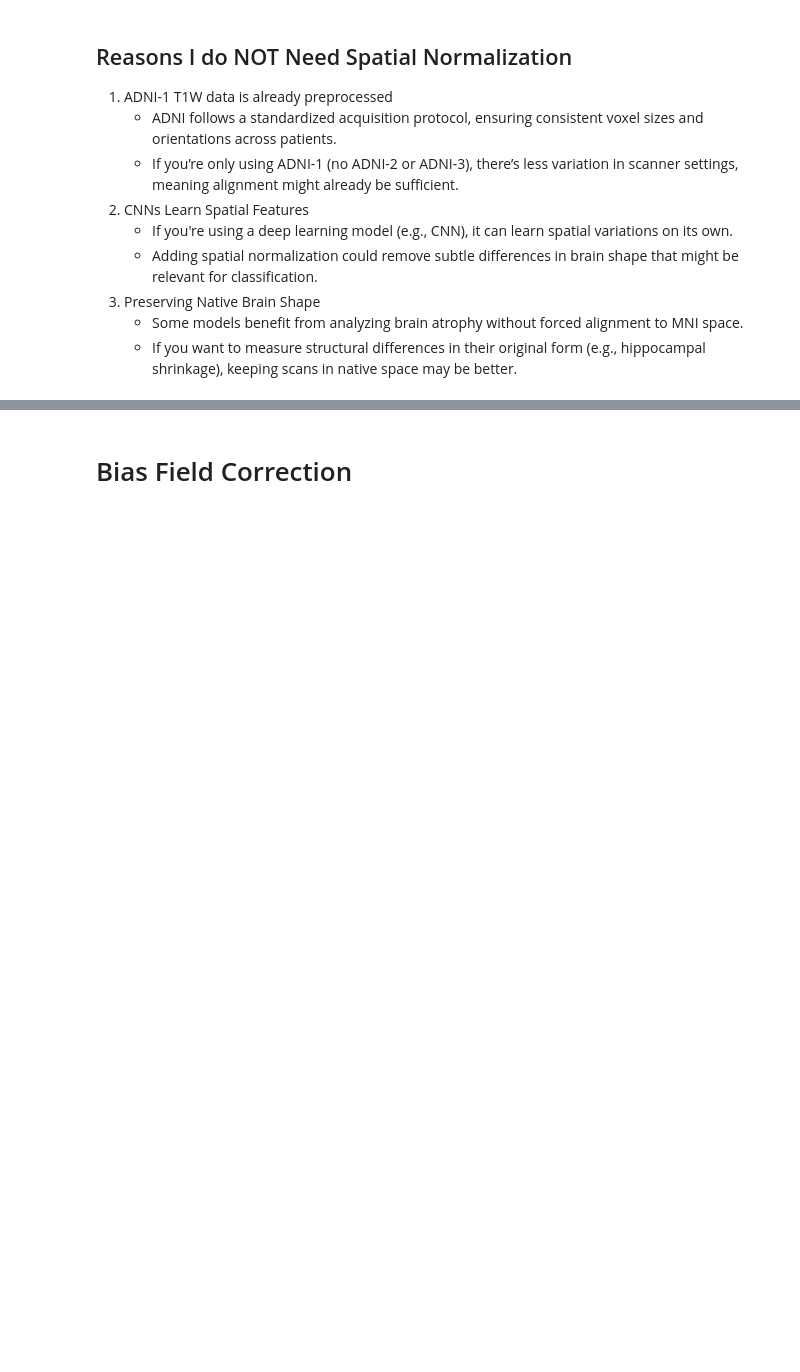
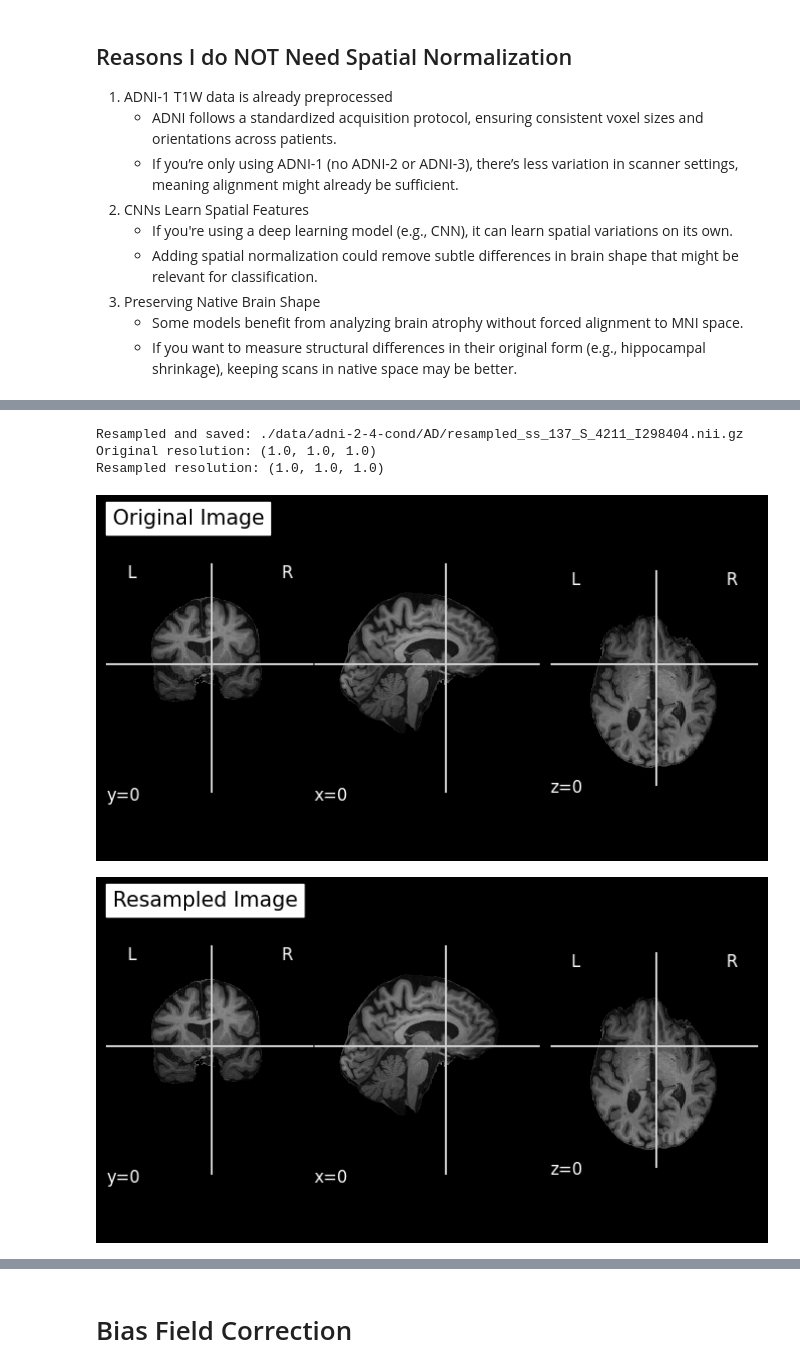
Before and after one commit to Rhys-Alexander/FYP, a Jupyter notebook: code/preprocess.ipynb, the cells around one changed output, grey strips where cells are left out. Saved outputs shown, nothing was run; the diff lists cells and outputs as text; code cells hidden in the pictures; blank space fills up the shorter version.

```diff
--- a/code/preprocess.ipynb
+++ b/code/preprocess.ipynb
@@ -446,19 +461,0 @@ skull_strip_nifti("./data/adni-2-4-cond")
-# %%
-ss_files = get_nii_files(DATA, "ss_")
-
-# Display the first few NIfTI file paths
-print("First few NIfTI files:")
-for file in ss_files[:5]:
-    print(file)
-
-# Visualize all NIfTI scans
-for scan in ss_files[::50]:
-    img = nib.load(scan)
-    plotting.plot_anat(
-        img,
-        title=f"Anatomical View: {scan}",
-        annotate=False,
-        draw_cross=False,
-        cut_coords=(0, 0, 0),
-    )
-    plt.show()
@@ -660,0 +548,50 @@ def batch_preprocess_mri_dataset(input_dir, output_dir, target_shape, padding=3)
+# %%
+def resample(file_path, output_path, target=(1, 1, 1)):
+    """Resample a NIfTI file to 1x1x1 mm voxel size using ANTs."""
+    try:
+        # Load the image
+        img = ants.image_read(file_path)
+
+        # Resample the image to 1x1x1 mm voxel size
+        resampled_img = ants.resample_image(img, target, use_voxels=False)
+
+        # Save the resampled image
+        ants.image_write(resampled_img, output_path)
+        print(f"Resampled and saved: {output_path}")
+
+    except Exception as e:
+        print(f"Error resampling {file_path}: {e}")
+
+
+def test_resample_single_image(file_path):
+    """Test resampling on a single image and display the outputs."""
+    resampled_file_path = file_path.replace("ss_", "resampled_ss_")
+    resample(file_path, resampled_file_path)
+
+    # Load the original and resampled images
+    original_img = nib.load(file_path)
+    resampled_img = nib.load(resampled_file_path)
+
+    # Display the resolutions
+    original_resolution = original_img.header.get_zooms()
+    resampled_resolution = resampled_img.header.get_zooms()
+    print(f"Original resolution: {original_resolution}")
+    print(f"Resampled resolution: {resampled_resolution}")
+
+    # Plot the middle slice of the original scan
+    plotting.plot_anat(original_img, title="Original Image", cut_coords=(0, 0, 0))
+    plt.show()
+
+    # Plot the middle slice of the resampled scan
+    plotting.plot_anat(resampled_img, title="Resampled Image", cut_coords=(0, 0, 0))
+    plt.show()
+
+
+# Test the resampling on a single image
+test_resample_single_image(get_nii_files("./data/adni-2-4-cond", prefix="ss_")[0])
+# %% [output]
+Resampled and saved: ./data/adni-2-4-cond/AD/resampled_ss_137_S_4211_I298404.nii.gz
+Original resolution: (1.0, 1.0, 1.0)
+Resampled resolution: (1.0, 1.0, 1.0)
+[figure, added]
+[figure, added]
```
Also changed, not shown: parts of 37 cells of this notebook.
